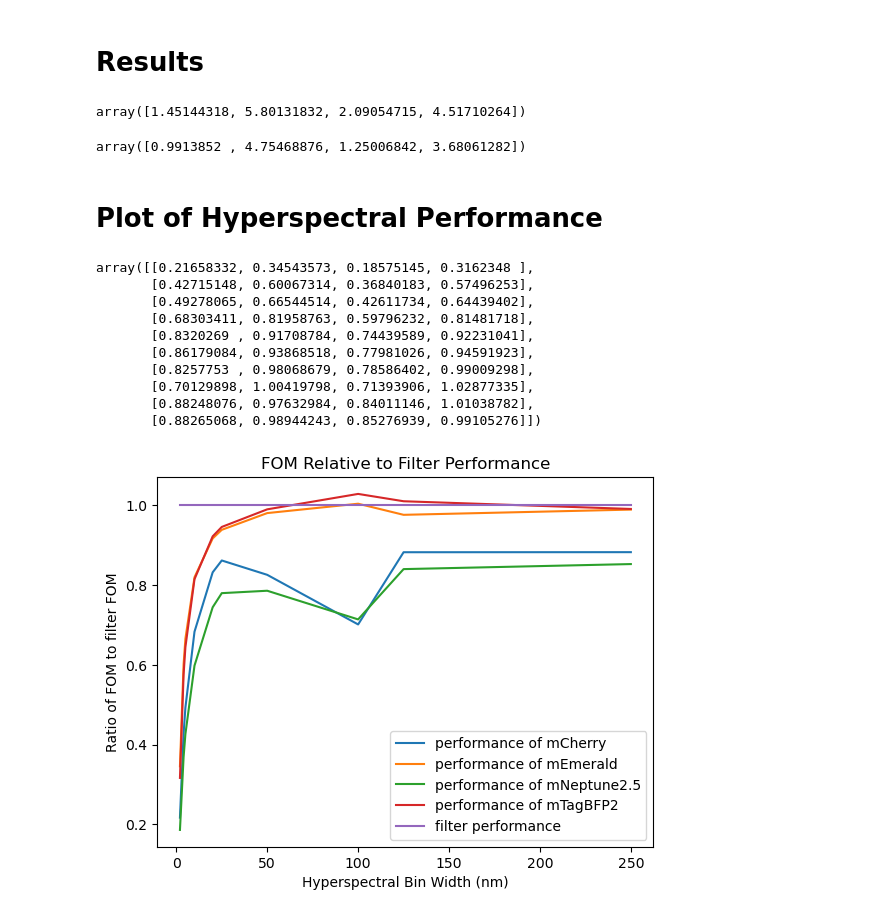
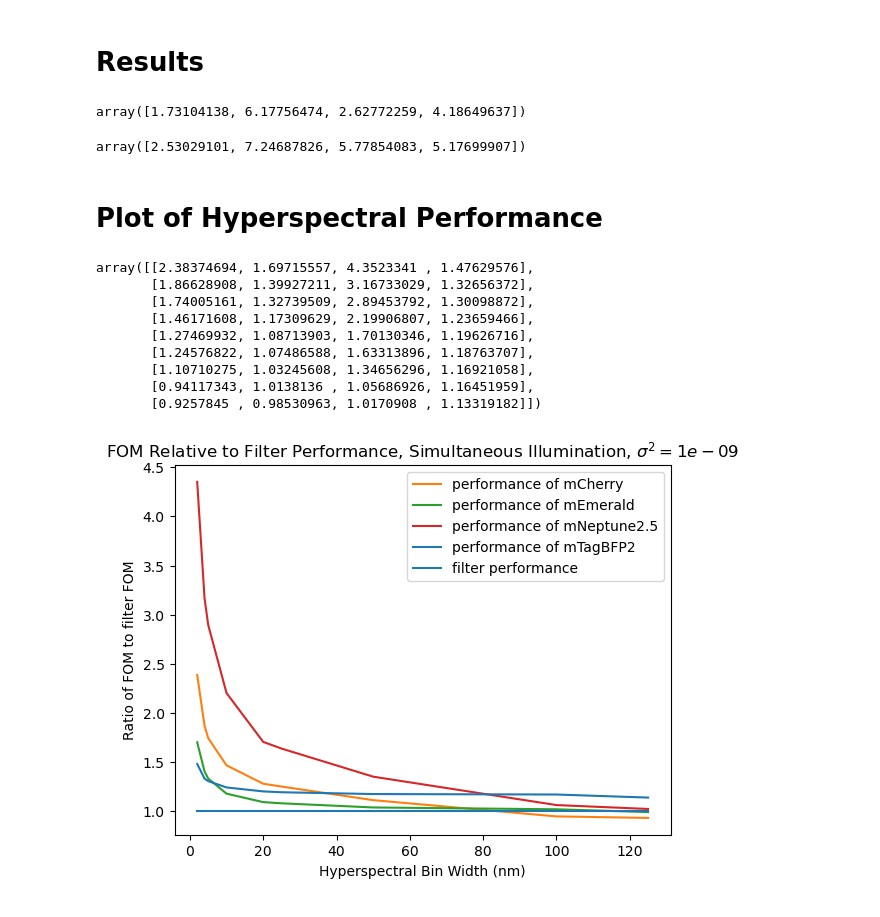
Before and after one commit to PatrickLaRiviereLab/hyperspectral, a Jupyter notebook: filter_model.ipynb, the cells around one changed output. Drawn from its saved outputs; the diff is of its cells as text; code cells hidden in the pictures.

Commit message:
Added figures

```diff
--- a/filter_model.ipynb
+++ b/filter_model.ipynb
@@ -11,18 +11,27 @@ from information_matrix import read_qe, FIM
 wavelength_range = (400,900)
 illumination_wavelengths = [[405], [488], [561], [637]]
 k = [[1], [1], [1], [1]]
+#illumination_wavelengths = [[405, 488, 561, 637]]
+#k = [[1, 1, 1, 1]]
 x_vec = np.array([1, 1, 1, 1])
-variance = 2
+variance = 1e-9
 qe = read_qe(wavelength_range)
 fluorophore_list = get_fluorophore_list(wavelength_range=wavelength_range)
 # %% [markdown]
 # Filter Model
 # %%
+#filter_bins = [
+#    (425, 475), # 450/50
+#    (522, 538), # 530/15
+#    (600, 620), # 610/20
+#    (630, 665)  # 630/69
+#]
+
 filter_bins = [
-    (400, 482),
-    (484, 559),
-    (561, 627),
-    (629, 900)
+    (400, 470),
+    (490, 560),
+    (570, 630),
+    (640, 900)
 ]
 # %%
 A = form_A_filter_model(illumination_wavelengths, k, filter_bins, fluorophore_list, qe)
@@ -47,15 +56,15 @@ FOM_hyperspectral = FOM
 # %%
 FOM_filter
 # %% [output]
-array([1.45144318, 5.80131832, 2.09054715, 4.51710264])
+array([1.73104138, 6.17756474, 2.62772259, 4.18649637])
 # %%
 FOM_hyperspectral
 # %% [output]
-array([0.9913852 , 4.75468876, 1.25006842, 3.68061282])
+array([2.53029101, 7.24687826, 5.77854083, 5.17699907])
 # %% [markdown]
 # Plot of Hyperspectral Performance
 # %%
-divisors_of_five_hundred = [2, 4, 5, 10, 20, 25, 50, 100, 125, 250]
+divisors_of_five_hundred = [2, 4, 5, 10, 20, 25, 50, 100, 125]
 results_array = np.zeros( (len(divisors_of_five_hundred), len(FOM_hyperspectral)) )
 
 for i in range(len(divisors_of_five_hundred)):
@@ -66,31 +75,33 @@ for i in range(len(divisors_of_five_hundred)):
     FOM = x_vec / np.sqrt(CRLB)
     results_array[i,:] = FOM
 
+results_array = np.nan_to_num(results_array)
 scaled_results = results_array / FOM_filter
 scaled_results
 # %% [output]
-array([[0.21658332, 0.34543573, 0.18575145, 0.3162348 ],
-       [0.42715148, 0.60067314, 0.36840183, 0.57496253],
-       [0.49278065, 0.66544514, 0.42611734, 0.64439402],
-       [0.68303411, 0.81958763, 0.59796232, 0.81481718],
-       [0.8320269 , 0.91708784, 0.74439589, 0.92231041],
-       [0.86179084, 0.93868518, 0.77981026, 0.94591923],
-       [0.8257753 , 0.98068679, 0.78586402, 0.99009298],
-       [0.70129898, 1.00419798, 0.71393906, 1.02877335],
-       [0.88248076, 0.97632984, 0.84011146, 1.01038782],
-       [0.88265068, 0.98944243, 0.85276939, 0.99105276]])
+array([[2.38374694, 1.69715557, 4.3523341 , 1.47629576],
+       [1.86628908, 1.39927211, 3.16733029, 1.32656372],
+       [1.74005161, 1.32739509, 2.89453792, 1.30098872],
+       [1.46171608, 1.17309629, 2.19906807, 1.23659466],
+       [1.27469932, 1.08713903, 1.70130346, 1.19626716],
+       [1.24576822, 1.07486588, 1.63313896, 1.18763707],
+       [1.10710275, 1.03245608, 1.34656296, 1.16921058],
+       [0.94117343, 1.0138136 , 1.05686926, 1.16451959],
+       [0.9257845 , 0.98530963, 1.0170908 , 1.13319182]])
 # %%
+color = ['tab:orange', 'tab:green', 'tab:red', 'tab:blue']
 for j in range(len(fluorophore_list)):
     fluorophore = fluorophore_list[j]
     results = scaled_results[:,j]
-    plt.plot(divisors_of_five_hundred, results, label="performance of {}".format(fluorophore.name))
+    plt.plot(divisors_of_five_hundred, results, label="performance of {}".format(fluorophore.name), color=color[j])
 
 plt.plot(divisors_of_five_hundred, np.ones_like(np.array(divisors_of_five_hundred)), label="filter performance")
 
-plt.title("FOM Relative to Filter Performance")
+plt.title("FOM Relative to Filter Performance, Simultaneous Illumination, $\\sigma^2 = {}$".format(variance))
 plt.xlabel("Hyperspectral Bin Width (nm)")
 plt.ylabel("Ratio of FOM to filter FOM")
 plt.legend()
+#plt.savefig("Figures/FOM Relative to Filter Performance, updated filters, Simultaneous Illumination, variance = {}.png".format(variance), format="png")
 plt.show()
 # %% [output]
-[figure, old version]
+[figure, new version]
```
Also changed, not shown: parts of 3 cells of this notebook, 33 other files.
